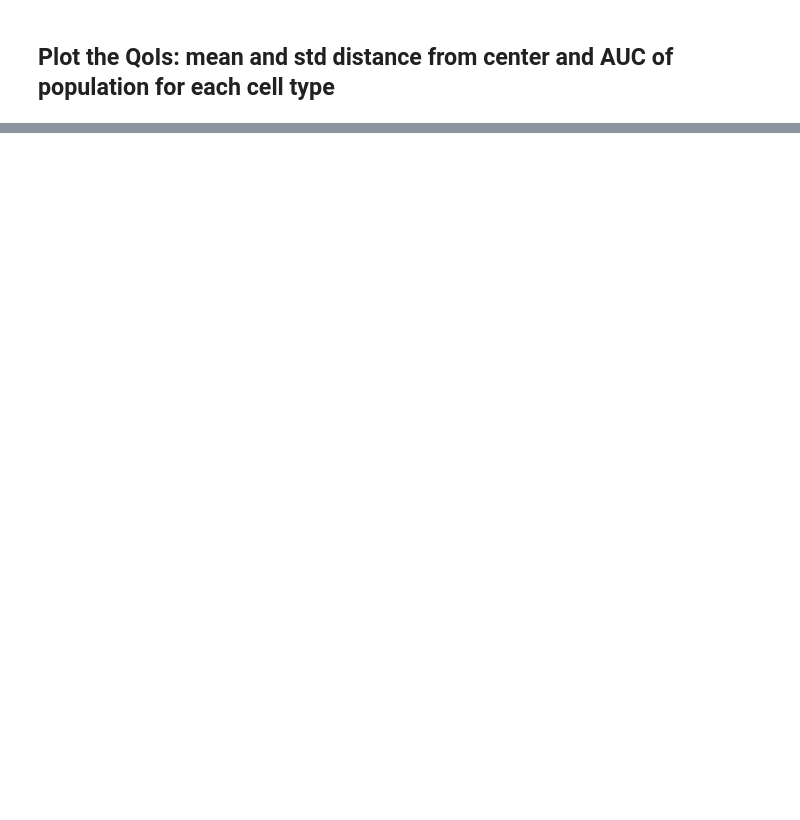
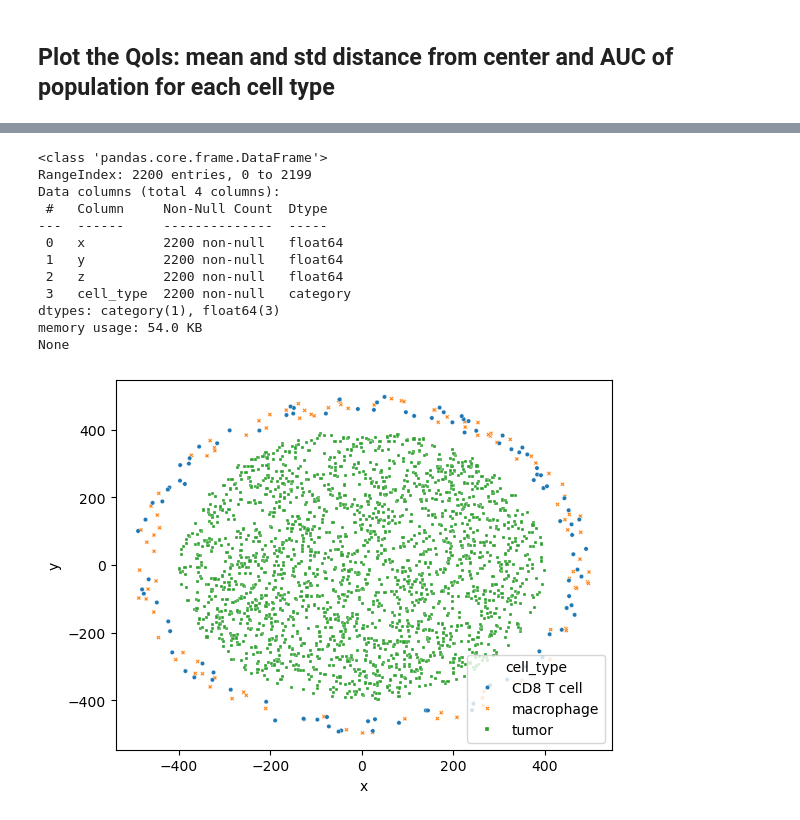
Before and after one commit to PhysiCell-Models/grammar_samples, a Jupyter notebook: Sensitivity_Analysis/SA_script_ex3.ipynb, the cells around one changed output, grey strips where cells are left out. Saved outputs shown, nothing was run; the diff lists cells and outputs as text; code cells hidden in the pictures; blank space fills up the shorter version.

```diff
--- a/Sensitivity_Analysis/SA_script_ex3.ipynb
+++ b/Sensitivity_Analysis/SA_script_ex3.ipynb
@@ -349,0 +285,56 @@ plt.show()
+# %%
+import numpy as np
+
+def initial_condition_random_annulus(fraction=1.0, fileName=None):
+    # Set a new random seed each time to ensure different random numbers are generated
+    np.random.seed()
+    zval = 0;
+    csv_array = np.empty((0, 4), dtype=[('x', 'float64'), ('y', 'float64'), ('z', 'float64'), ('cell_type', 'U20')])
+    cell_types = {'tumor': 2000, 'macrophage': 100*fraction, 'CD8 T cell': 100*fraction}
+    for cell_type in cell_types.keys():
+        num_cells = cell_types[cell_type]
+        count_cell = 0
+        if cell_type == 'tumor':
+            Radius_inner = 0
+            Radius_external = 400
+        else:
+            Radius_inner = 450
+            Radius_external = 500
+        while count_cell < num_cells:
+            t = 2.0 * np.pi * np.random.uniform() # theta ~ U(0,2pi)
+            r = np.sqrt(np.random.uniform(Radius_inner**2, Radius_external**2))  # radius ~ sqrt(U(Radius_inner^2, Radius_external^2))
+            xval = r * np.cos(t)
+            yval = r * np.sin(t)
+            # print(xval, yval, zval, cell_type)
+            csv_array = np.append(csv_array, np.array([(xval, yval, zval, cell_type)], dtype=csv_array.dtype))
+            count_cell += 1
+    if fileName:
+        header="x,y,z,type,volume,cycle entry,custom:GFP,custom:sample"
+        np.savetxt(fileName, csv_array, header=header, delimiter=',', fmt='%.14f,%.14f,%f,%s', comments='')
+    else:
+        return csv_array
+
+csv_arrray = initial_condition_random_annulus('initial_condition_random_annulus.csv')
+csv_arrray = initial_condition_random_annulus()
+import matplotlib.pyplot as plt
+import seaborn as sns
+import pandas as pd
+df = pd.DataFrame(csv_arrray, columns=['x', 'y', 'z', 'cell_type'])
+df = df.astype({'x': 'float', 'y': 'float', 'z': 'float', 'cell_type': 'category'})
+print(df.info())
+sns.scatterplot(data=df, x='x', y='y', hue='cell_type', style='cell_type', s=10)
+plt.show()
+# %% [output]
+<class 'pandas.core.frame.DataFrame'>
+RangeIndex: 2200 entries, 0 to 2199
+Data columns (total 4 columns):
+ #   Column     Non-Null Count  Dtype
+---  ------     --------------  -----
+ 0   x          2200 non-null   float64
+ 1   y          2200 non-null   float64
+ 2   z          2200 non-null   float64
+ 3   cell_type  2200 non-null   category
+dtypes: category(1), float64(3)
+memory usage: 54.0 KB
+None
+[figure, added]
```
Also changed, not shown: parts of 7 cells of this notebook.
